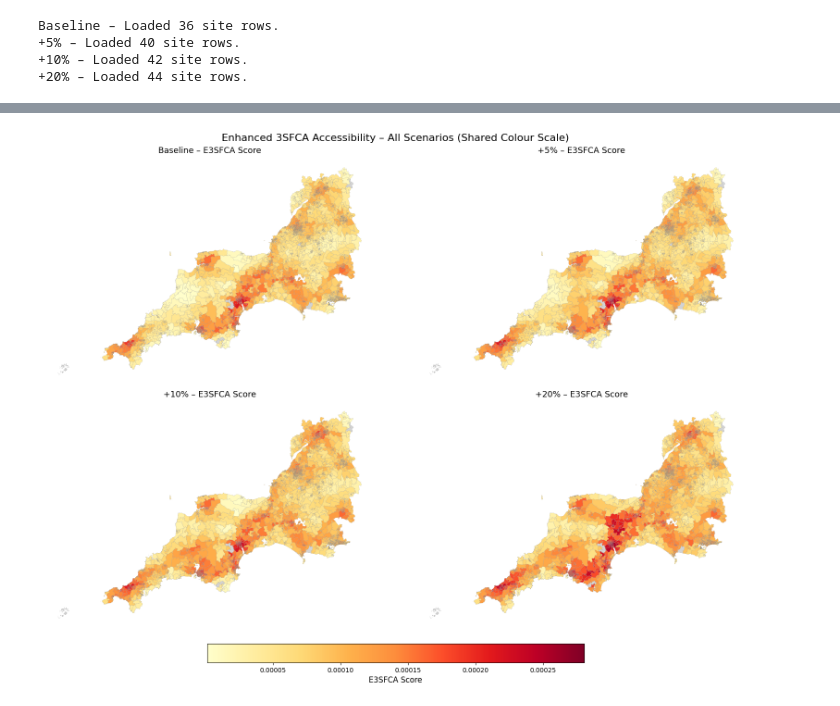
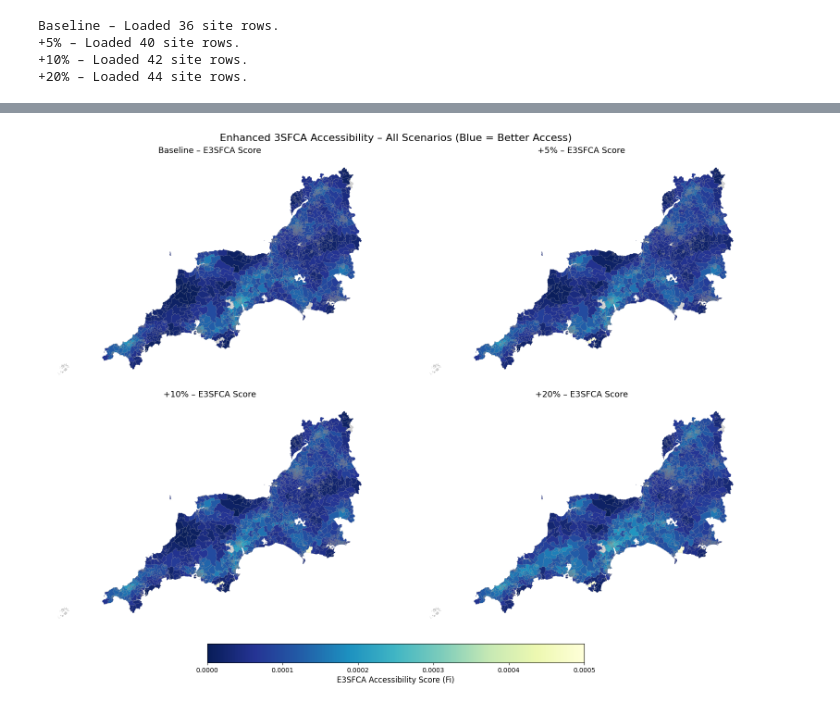
Before and after one commit to RossTylr/diagnostic-modality-demand, a Jupyter notebook: notebooks/05a3_E3SFCA_Capacity_Scenario_Runner.ipynb, the cells around one changed output, grey strips where cells are left out. Cells and saved outputs as stored; diff of their text form; code cells hidden in the pictures.

Commit message:
update for colours and refine 3SEFCA

```diff
--- a/notebooks/05a3_E3SFCA_Capacity_Scenario_Runner.ipynb
+++ b/notebooks/05a3_E3SFCA_Capacity_Scenario_Runner.ipynb
@@ -384,53 +384,55 @@ delta_plus20pct        | Mean: 0.00002 | Min: 0.00000 | Max: 0.00014
 # %%
 # ----------------------------------------------------------
-# Step 8 – 2×2 Choropleth with One Shared Colour Bar
+# Step 8 – 2×2 Choropleth (Blue = Good, Green = Bad)
 # ----------------------------------------------------------
 
+import matplotlib.pyplot as plt
 import matplotlib as mpl
 
 fig, axes = plt.subplots(2, 2, figsize=(16, 12), constrained_layout=True)
 
+# Mapping of scenario label to column name
 scenarios_plot = {
     "Baseline": "score_baseline",
     "+5%": "score_plus5pct",
     "+10%": "score_plus10pct",
     "+20%": "score_plus20pct"
 }
 
-# Global min/max for shared colour scale
-vmin = min(gdf_lsoa[col].min() for col in scenarios_plot.values())
-vmax = max(gdf_lsoa[col].max() for col in scenarios_plot.values())
+# Manual colour scale
+vmin = 0.00000
+vmax = 0.0005  # Adjust based on your data
 
-# Shared colormap
-cmap = "YlOrRd"
+# Blue = good, Green = bad (reversed colourmap)
+cmap = "YlGnBu_r"
 
-# Plot each subplot without individual colourbars
+# Plot each subplot without separate colourbars
 for ax, (label, col) in zip(axes.flat, scenarios_plot.items()):
     gdf_lsoa.plot(
         column=col,
         cmap=cmap,
         linewidth=0.1,
         edgecolor="grey",
         legend=False,
         ax=ax,
         vmin=vmin,
         vmax=vmax,
         missing_kwds={"color": "lightgrey"}
     )
     ax.set_title(f"{label} – E3SFCA Score", fontsize=13)
     ax.axis("off")
 
-# Add a single shared colourbar to the figure
+# Shared horizontal colourbar
 sm = mpl.cm.ScalarMappable(cmap=cmap, norm=mpl.colors.Normalize(vmin=vmin, vmax=vmax))
-sm._A = []  # dummy array for scalar mappable
+sm._A = []
 cbar = fig.colorbar(sm, ax=axes.ravel().tolist(), orientation='horizontal', fraction=0.04, pad=0.03)
-cbar.set_label("E3SFCA Score", fontsize=12)
+cbar.set_label("E3SFCA Accessibility Score (Fi)", fontsize=12)
 
-# Title
-fig.suptitle("Enhanced 3SFCA Accessibility – All Scenarios (Shared Colour Scale)", fontsize=16)
+# Overall title
+fig.suptitle("Enhanced 3SFCA Accessibility – All Scenarios (Blue = Better Access)", fontsize=16)
 plt.show()
 # %% [output]
-[figure, old version]
+[figure, new version]
 # %%
 # ----------------------------------------------------------
 # Step 8a – E3SFCA Score Maps + CDCs, Acutes, and Scenario Sites
```
Also changed, not shown: parts of 8 cells of this notebook, 8 other files.
